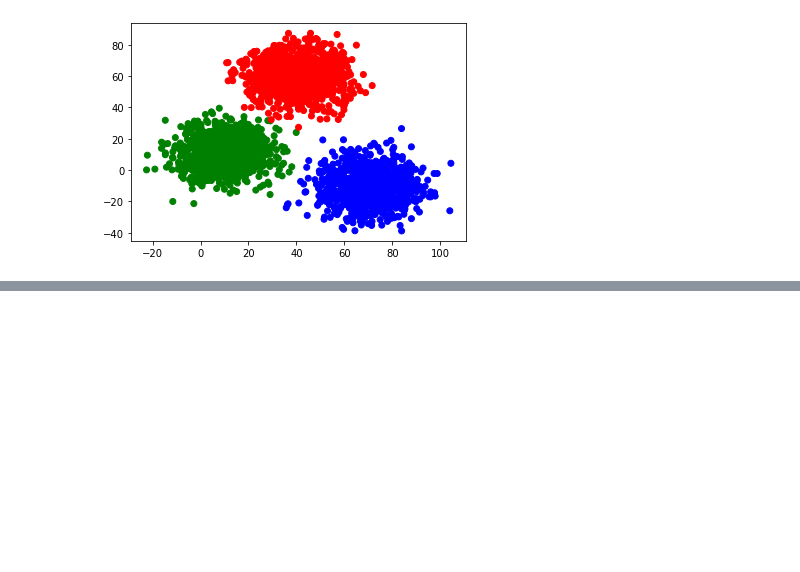
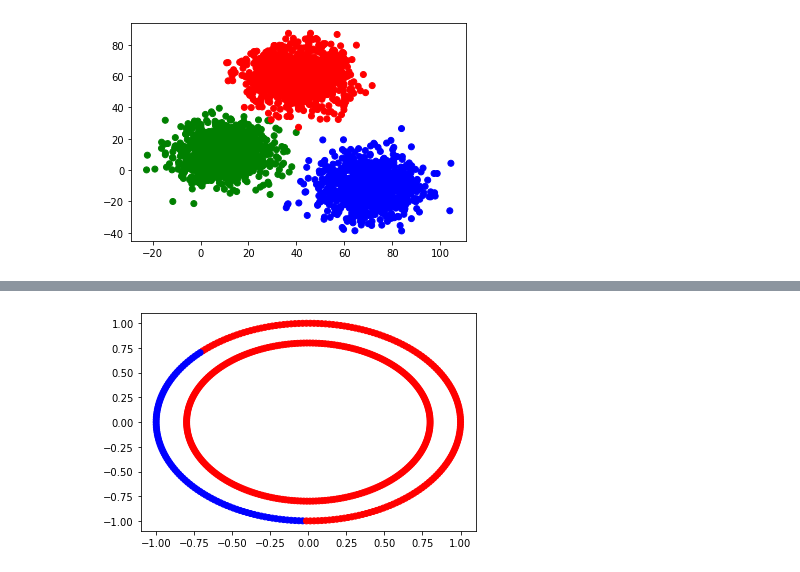
Before and after one commit to rdyzakya/UnsupervisedLearning, a Jupyter notebook: testKMeans.ipynb, the cells around one changed output, grey strips where cells are left out. Saved outputs shown, nothing was run; the diff lists cells and outputs as text; code cells hidden in the pictures; blank space fills up the shorter version.

```diff
--- a/notebook/Untitled.ipynb
+++ b/testKMeans.ipynb
@@ -347,0 +199,15 @@ df4
+# %%
+import sklearn.datasets as skd
+x,y = skd.make_circles(500)#,noise=0.1,random_state=100,shuffle=True)
+df = pd.DataFrame(x)
+
+clf3 = km.KMeansClustering()
+# %%
+clf3.fit(df,[0,1],2)
+# %%
+colormap = np.array(['r','b'])#, 'b', 'y', 'black'])
+label = np.array(clf3.df.Label)
+plt.scatter(x=clf3.df[0],y=clf3.df[1],c=colormap[label])
+plt.show()
+# %% [output]
+[figure, added]
```
Also changed, not shown: parts of 34 cells of this notebook, 12 other files.
